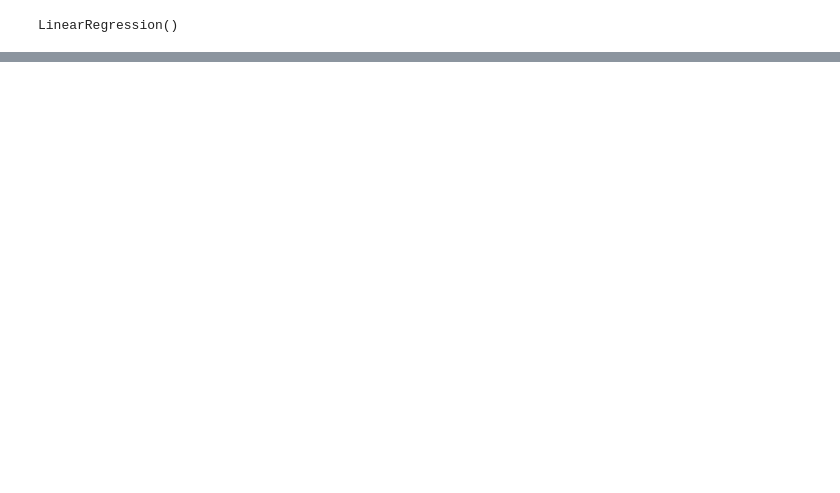
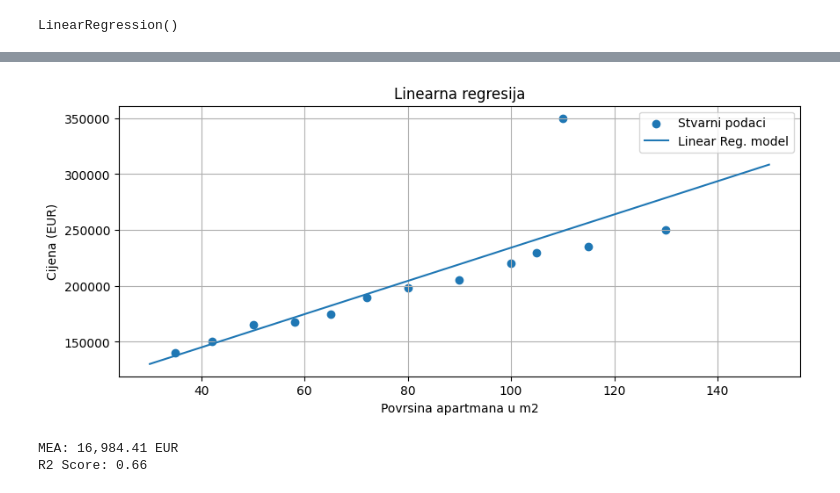
Before and after one commit to python-developer-algebra-klujic/pyds-ponavljanje, a Jupyter notebook: 11_Regresija.ipynb, the cells around one changed output, grey strips where cells are left out. Cells and saved outputs as stored; diff of their text form; code cells hidden in the pictures; blank space fills up the shorter version.

```diff
--- a/11_Regresija.ipynb
+++ b/11_Regresija.ipynb
@@ -65,0 +67,25 @@ f'Predvidena cijena apartmana od 60 m2 je {round(predicted_price, 2)} EUR.'
+# %%
+area_range = pd.DataFrame({'area_m2': np.linspace(30, 150, 100)})
+pred_prices = model_lin_reg.predict(area_range)
+
+plt.figure(figsize=(10, 4))
+plt.scatter(df['area_m2'], df['price_eur'], label='Stvarni podaci')
+plt.plot(area_range['area_m2'], pred_prices, label='Linear Reg. model')
+plt.title('Linearna regresija')
+plt.xlabel('Povrsina apartmana u m2')
+plt.ylabel('Cijena (EUR)')
+plt.legend()
+plt.grid(True)
+plt.show()
+# %% [output]
+[figure, added]
+# %%
+df['predicted prices'] = model_lin_reg.predict(X)
+
+mae = mean_absolute_error(df['price_eur'], df['predicted prices'])
+print(f'MEA: {mae:,.2f} EUR')
+r2 = r2_score(df['price_eur'], df['predicted prices'])
+print(f'R2 Score: {r2:,.2f}')
+# %% [output]
+MEA: 16,984.41 EUR
+R2 Score: 0.66
```
Also changed, not shown: parts of 3 cells of this notebook.
